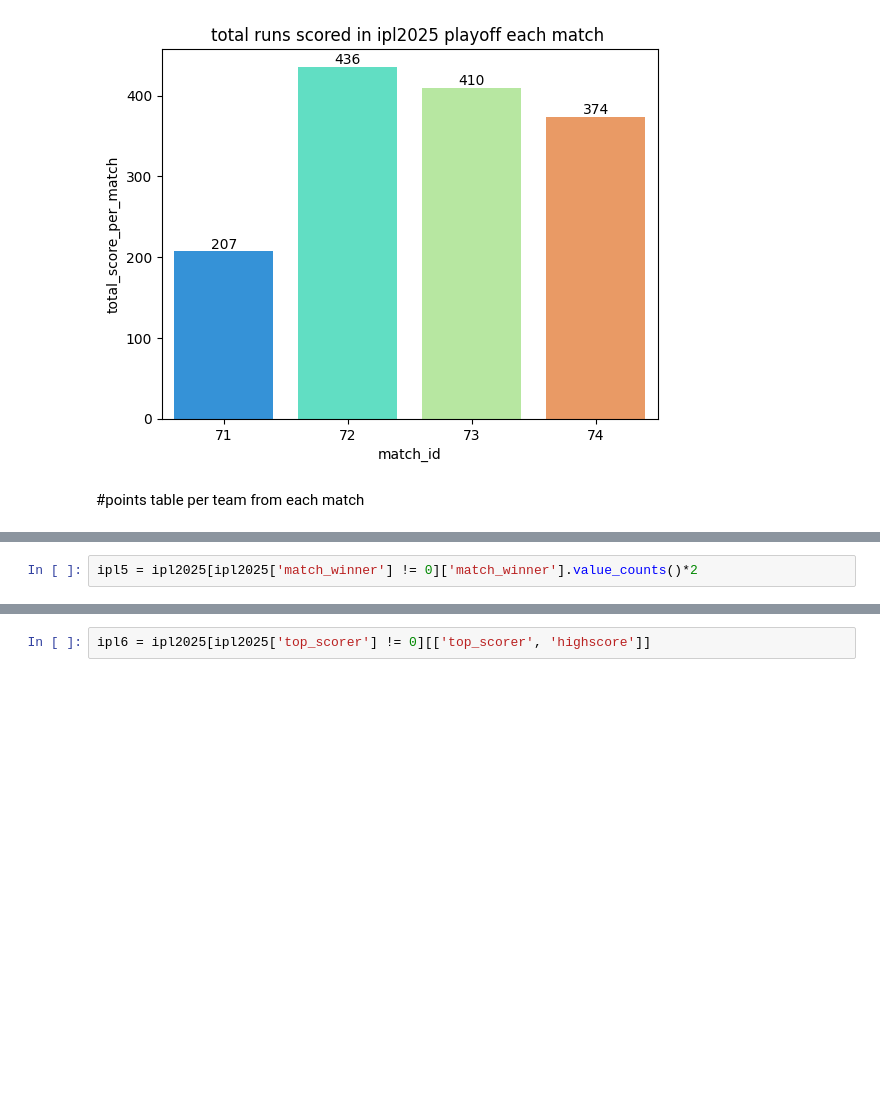
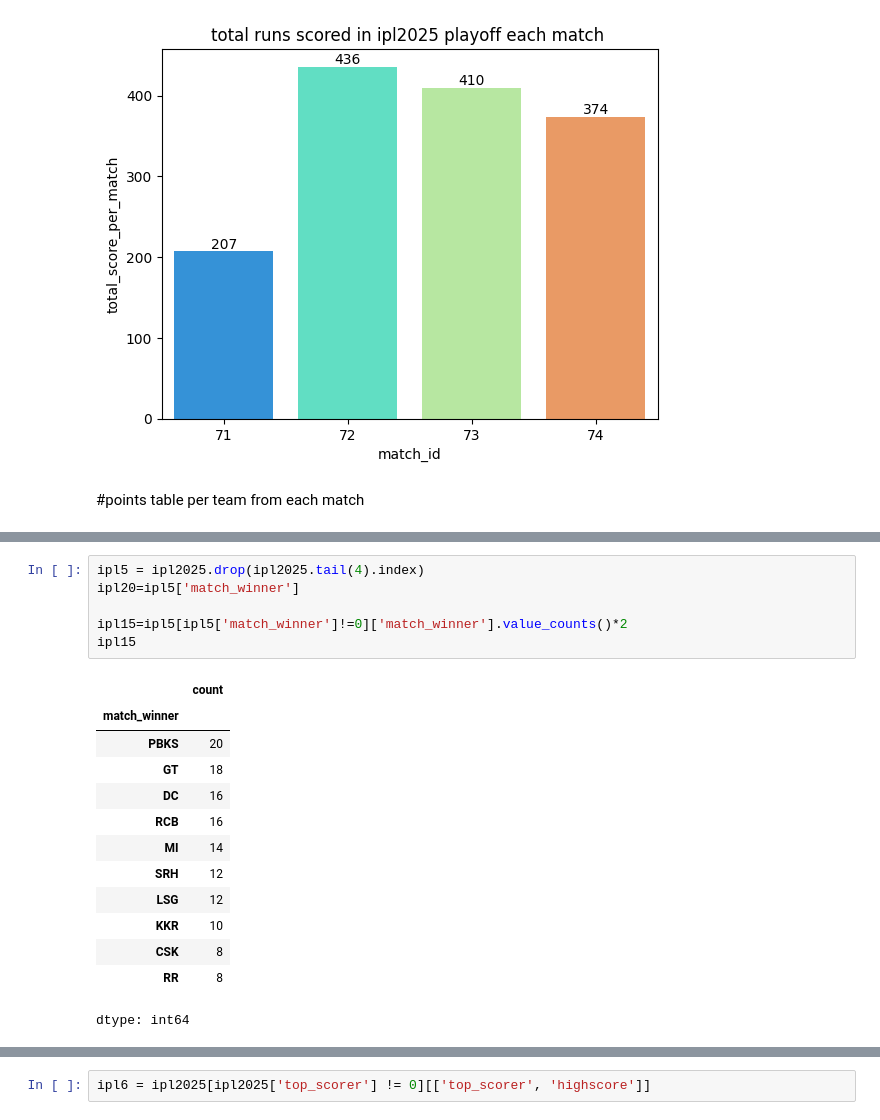
Before and after one commit to ag22042008/data-Science-notebooks, a Jupyter notebook: ipl2025.ipynb, the cells around one changed output, grey strips where cells are left out. Drawn from its saved outputs; the diff is of its cells as text; blank space fills up the shorter version.

```diff
--- a/ipl2025.ipynb
+++ b/ipl2025.ipynb
@@ -274,2 +295,20 @@ for container in ax.containers:
 # %%
-ipl5 = ipl2025[ipl2025['match_winner'] != 0]['match_winner'].value_counts()*2
+ipl5 = ipl2025.drop(ipl2025.tail(4).index)
+ipl20=ipl5['match_winner']
+
+ipl15=ipl5[ipl5['match_winner']!=0]['match_winner'].value_counts()*2
+ipl15
+# %% [output]
+|  | count |
+| match_winner |  |
+| PBKS | 20 |
+| GT | 18 |
+| DC | 16 |
+| RCB | 16 |
+| MI | 14 |
+| SRH | 12 |
+| LSG | 12 |
+| KKR | 10 |
+| CSK | 8 |
+| RR | 8 |
+dtype: int64
```
Also changed, not shown: parts of 10 cells of this notebook.
